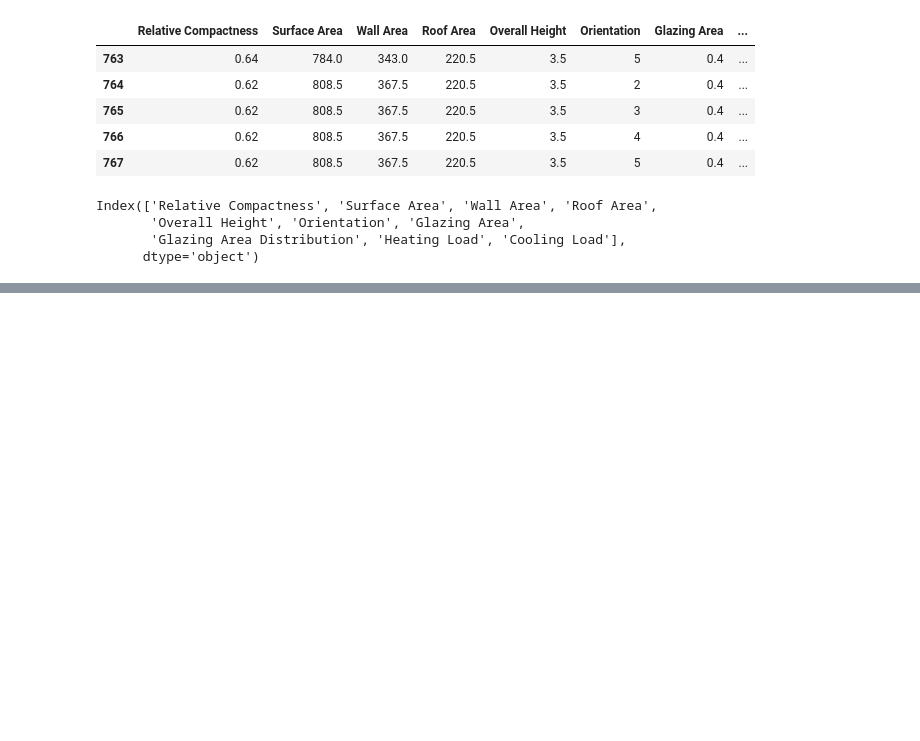
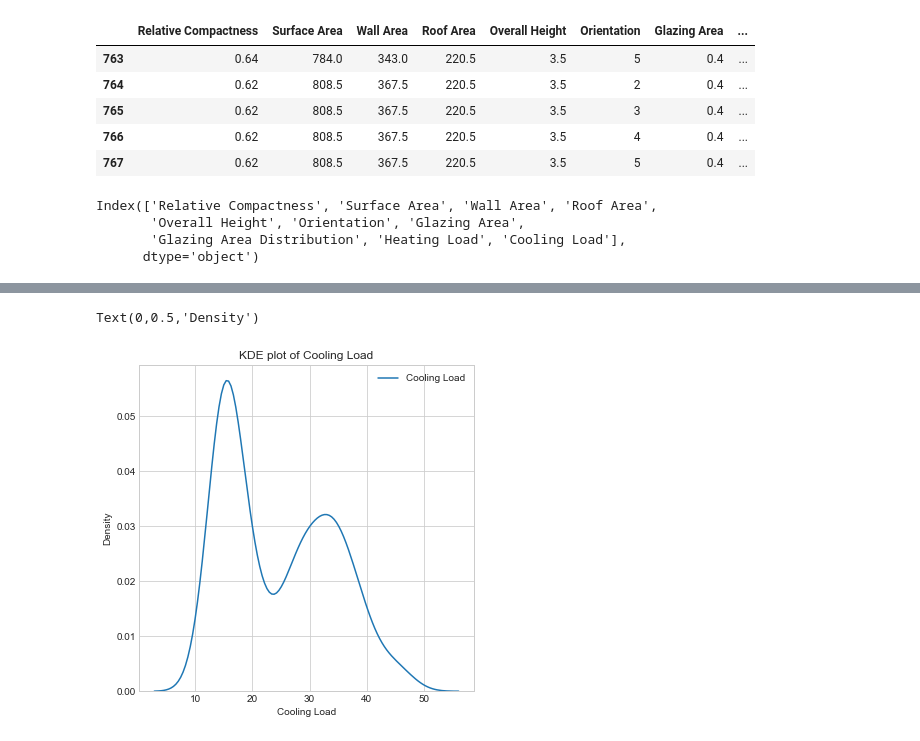
Before and after one commit to ryanarbow/uw_data_science, a Jupyter notebook: DS_process_and_tools/RyanArbow-L01-EnergyLoads.ipynb, the cells around one changed output, grey strips where cells are left out. Drawn from its saved outputs; the diff is of its cells as text; code cells hidden in the pictures; blank space fills up the shorter version.

```diff
--- a/DS_process_and_tools/RyanArbow-L01-EnergyLoads.ipynb
+++ b/DS_process_and_tools/RyanArbow-L01-EnergyLoads.ipynb
@@ -109,0 +109,3 @@ plt.show()
+# %%
+df['Orientation'] = df['Orientation'].astype('category')
+df['Glazing Area Distribution'] = df['Glazing Area Distribution'].astype('category')
@@ -109,0 +126,12 @@ plt.show()
+# %%
+import seaborn as sns
+fig = plt.figure(figsize=(6,6)) # Define plot area
+ax = fig.gca() # Define axis
+sns.set_style("whitegrid")
+sns.kdeplot(df.loc[:, 'Cooling Load'], ax = ax)
+ax.set_title('KDE plot of Cooling Load') # Give the plot a main title
+ax.set_xlabel('Cooling Load') # Set text for the x axis
+ax.set_ylabel('Density')# Set text for y axis
+# %% [output]
+Text(0,0.5,'Density')
+[figure, added]
```
Also changed, not shown: parts of 24 cells of this notebook.
